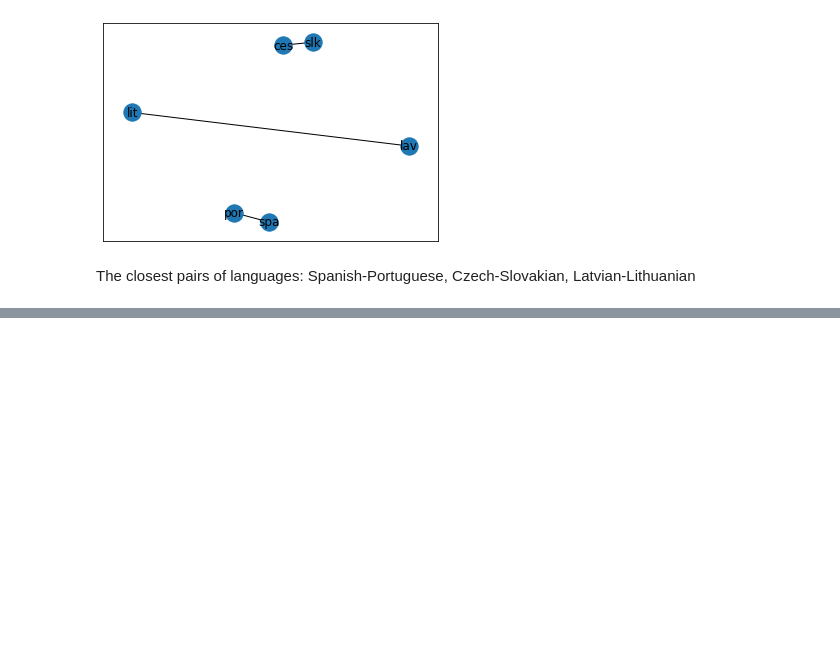
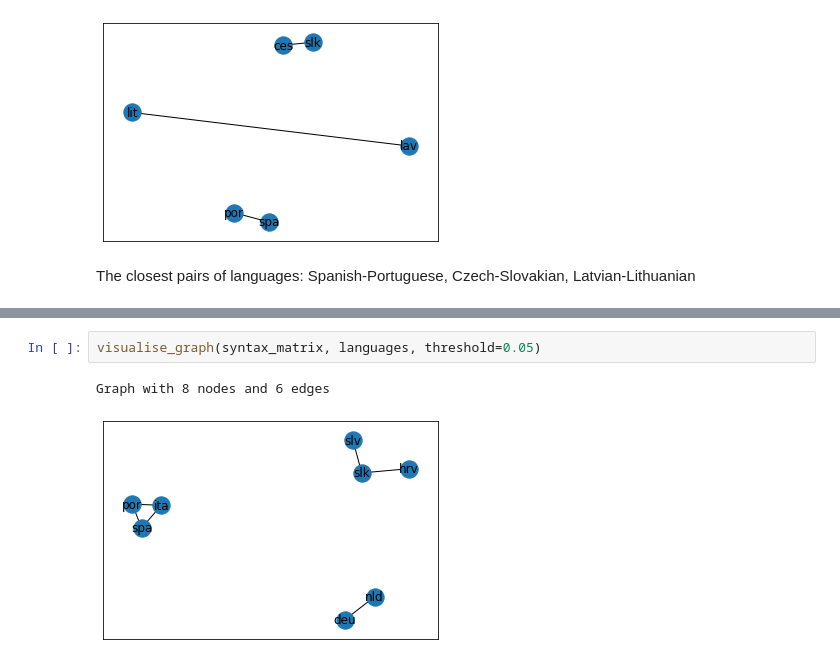
Before and after one commit to stefipreda/Language-Distance, a Jupyter notebook: Language_Distance.ipynb, the cells around one changed output, grey strips where cells are left out. Drawn from its saved outputs; the diff is of its cells as text; blank space fills up the shorter version.

```diff
--- a/Language_Distance.ipynb
+++ b/Language_Distance.ipynb
@@ -122,0 +142,5 @@ The closest pairs of languages: Spanish-Portuguese, Czech-Slovakian, Latvian-Lit
+# %%
+visualise_graph(syntax_matrix, languages, threshold=0.05)
+# %% [output]
+Graph with 8 nodes and 6 edges
+[figure, added]
```
Also changed, not shown: parts of 5 cells of this notebook.
